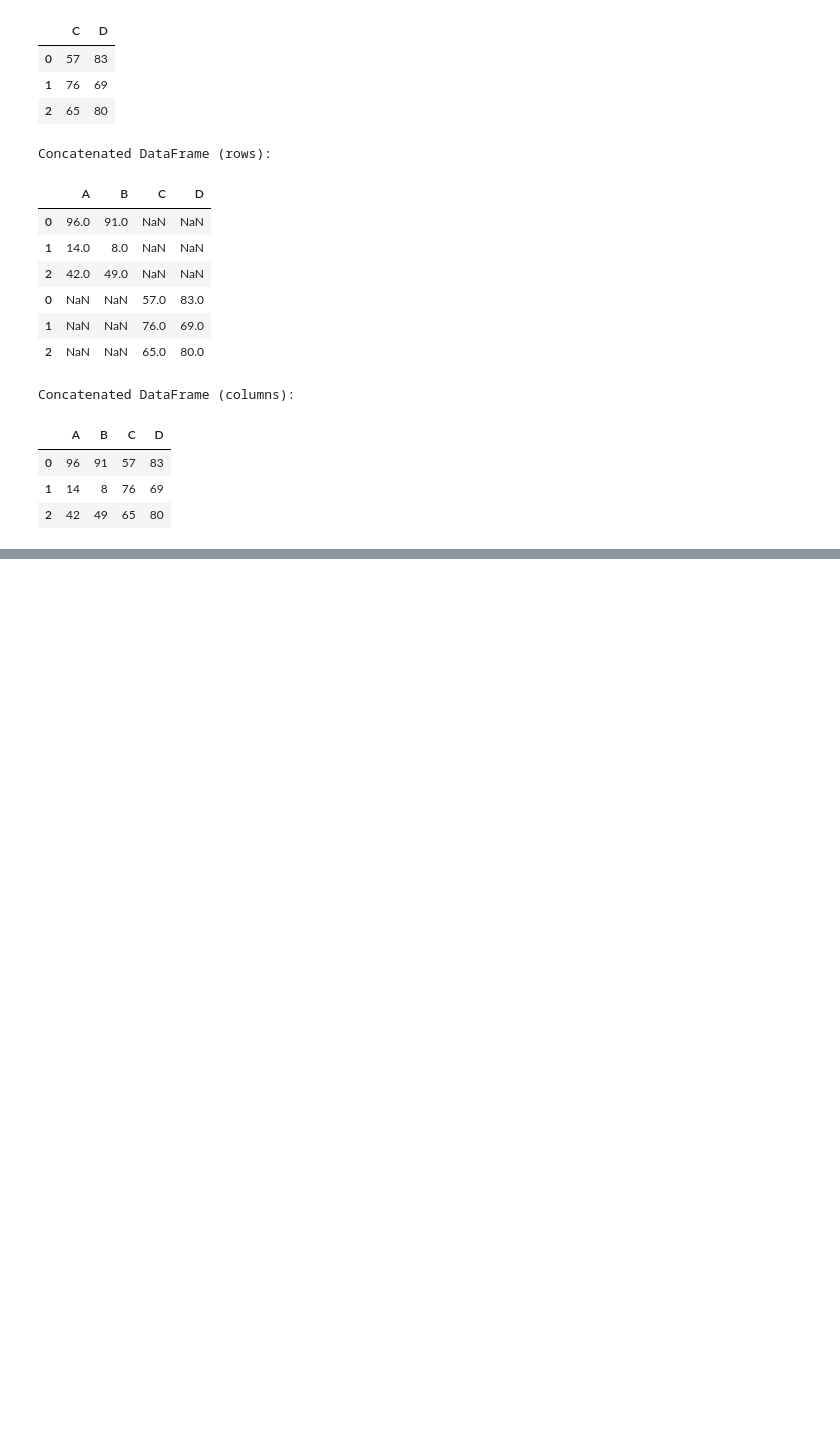
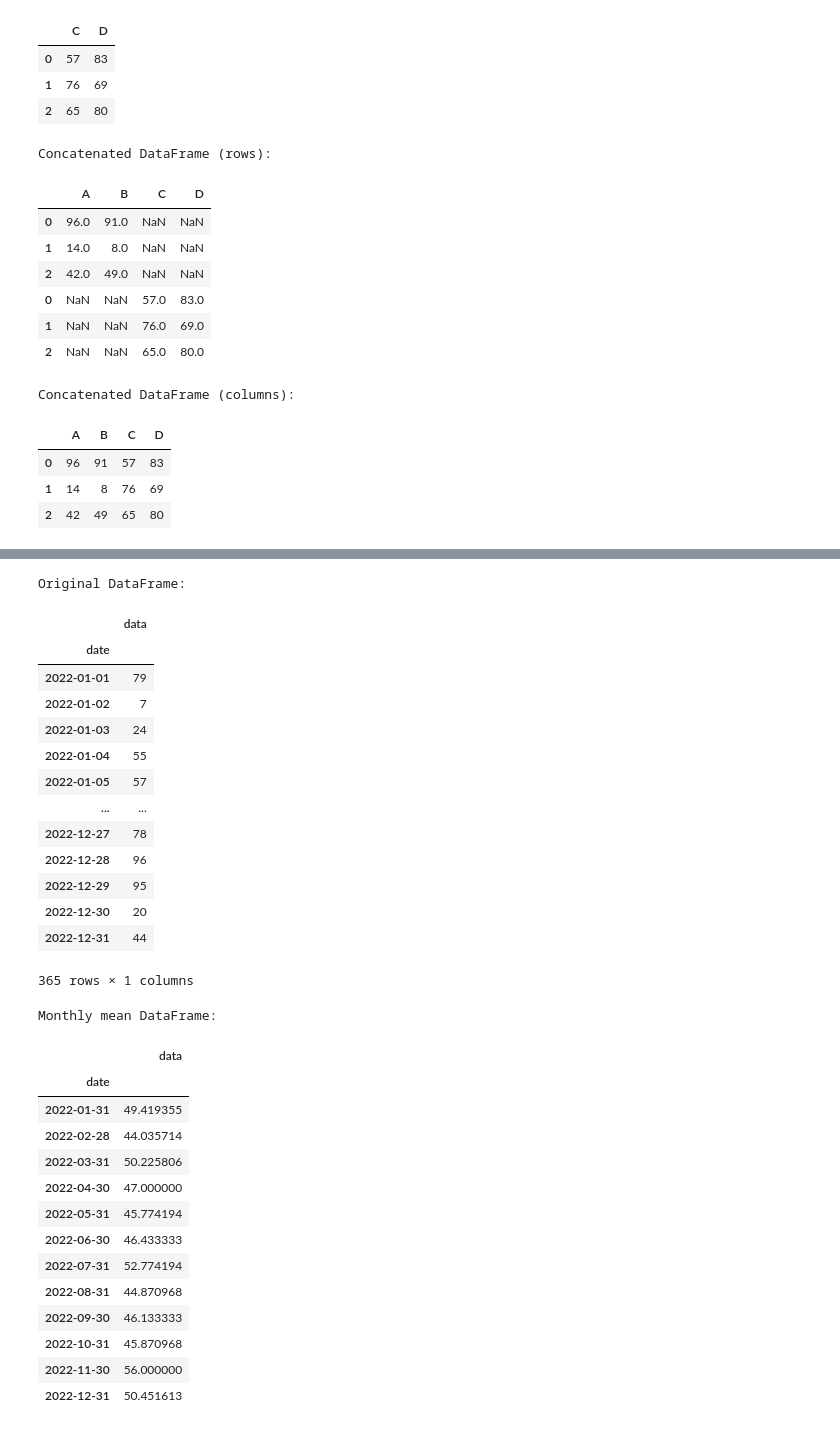
Before and after one commit to developersview/complete-python-DS-ML-bootcamp, a Jupyter notebook: Ch13 - DataAnalysisWithPython/numpypandasassignments/pandasasssignments.ipynb, the cells around one changed output, grey strips where cells are left out. Saved outputs shown, nothing was run; the diff lists cells and outputs as text; code cells hidden in the pictures; blank space fills up the shorter version.

Commit message:
Ch13 - data analysis with python

```diff
--- a/Ch13 - DataAnalysisWithPython/numpypandasassignments/pandasasssignments.ipynb
+++ b/Ch13 - DataAnalysisWithPython/numpypandasassignments/pandasasssignments.ipynb
@@ -403,0 +409,43 @@ Concatenated DataFrame (columns):
+# %%
+#Task 1
+date_rng = pd.date_range(start='2022-01-01', end='2022-12-31', freq='D')
+df = pd.DataFrame(date_rng, columns=['date'])
+df['data'] = np.random.randint(0,100,size=(len(date_rng)))
+df.set_index('date', inplace=True)
+print("Original DataFrame:")
+display(df)
+
+monthly_mean = df.resample('M').mean()
+print("Monthly mean DataFrame:")
+display(monthly_mean)
+# %% [output]
+Original DataFrame:
+|  | data |
+| date |  |
+| 2022-01-01 | 79 |
+| 2022-01-02 | 7 |
+| 2022-01-03 | 24 |
+| 2022-01-04 | 55 |
+| 2022-01-05 | 57 |
+| ... | ... |
+| 2022-12-27 | 78 |
+| 2022-12-28 | 96 |
+| 2022-12-29 | 95 |
+| 2022-12-30 | 20 |
+| 2022-12-31 | 44 |
+365 rows × 1 columns
+Monthly mean DataFrame:
+|  | data |
+| date |  |
+| 2022-01-31 | 49.419355 |
+| 2022-02-28 | 44.035714 |
+| 2022-03-31 | 50.225806 |
+| 2022-04-30 | 47.000000 |
+| 2022-05-31 | 45.774194 |
+| 2022-06-30 | 46.433333 |
+| 2022-07-31 | 52.774194 |
+| 2022-08-31 | 44.870968 |
+| 2022-09-30 | 46.133333 |
+| 2022-10-31 | 45.870968 |
+| 2022-11-30 | 56.000000 |
+| 2022-12-31 | 50.451613 |
```
Also changed, not shown: parts of 1 cell of this notebook.
